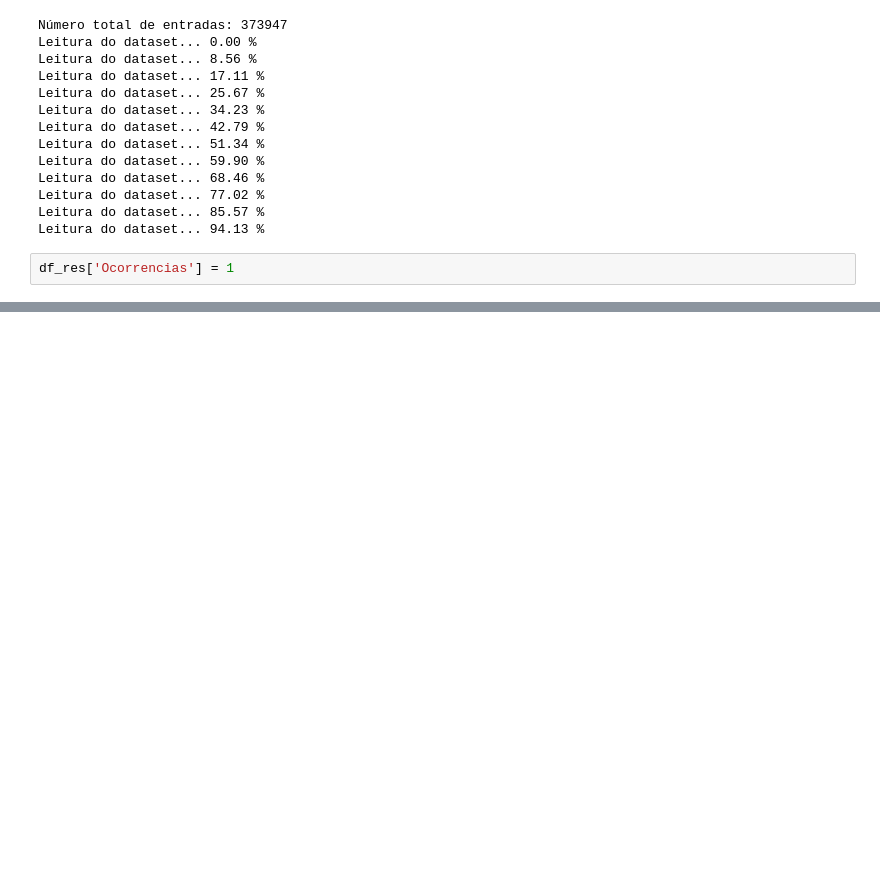
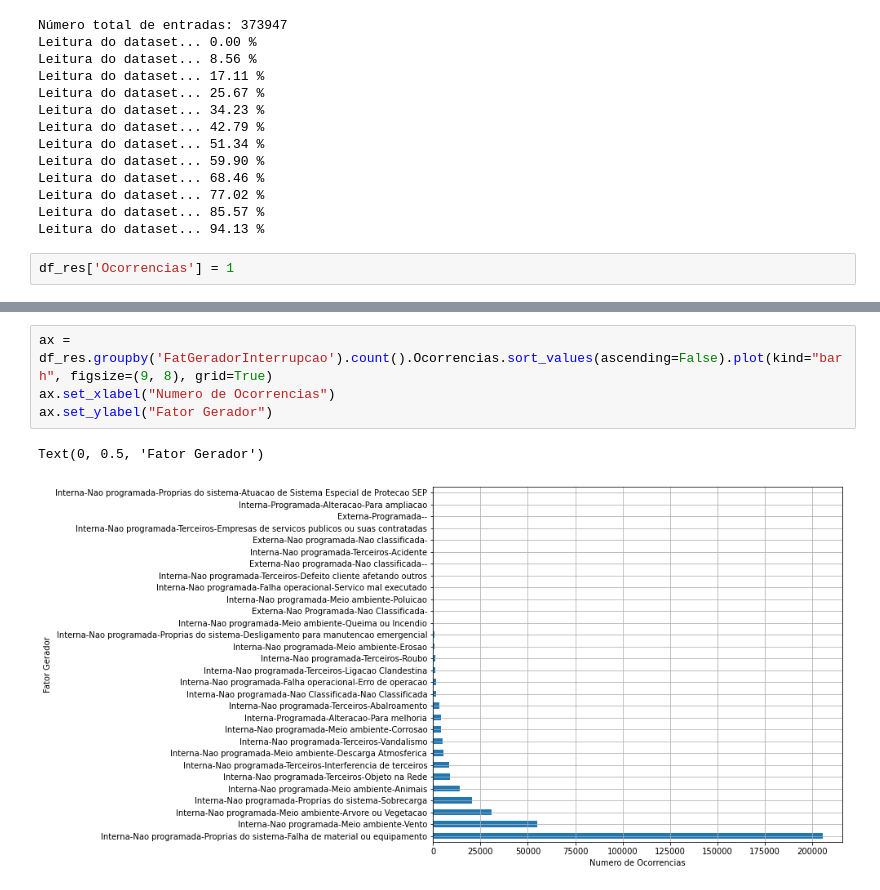
Before and after one commit to pedrotorres08/DadosSetorEletrico, a Jupyter notebook: DadosAbertosANEEL.ipynb, the cells around one changed output, grey strips where cells are left out. Drawn from its saved outputs; the diff is of its cells as text; blank space fills up the shorter version.

```diff
--- a/DadosAbertosANEEL.ipynb
+++ b/DadosAbertosANEEL.ipynb
@@ -166,0 +138,7 @@ Name: Ocorrencias, dtype: int64
+# %%
+ax = df_res.groupby('FatGeradorInterrupcao').count().Ocorrencias.sort_values(ascending=False).plot(kind="barh", figsize=(9, 8), grid=True)
+ax.set_xlabel("Numero de Ocorrencias")
+ax.set_ylabel("Fator Gerador")
+# %% [output]
+Text(0, 0.5, 'Fator Gerador')
+[figure, added]
```
Also changed, not shown: parts of 9 cells of this notebook.
